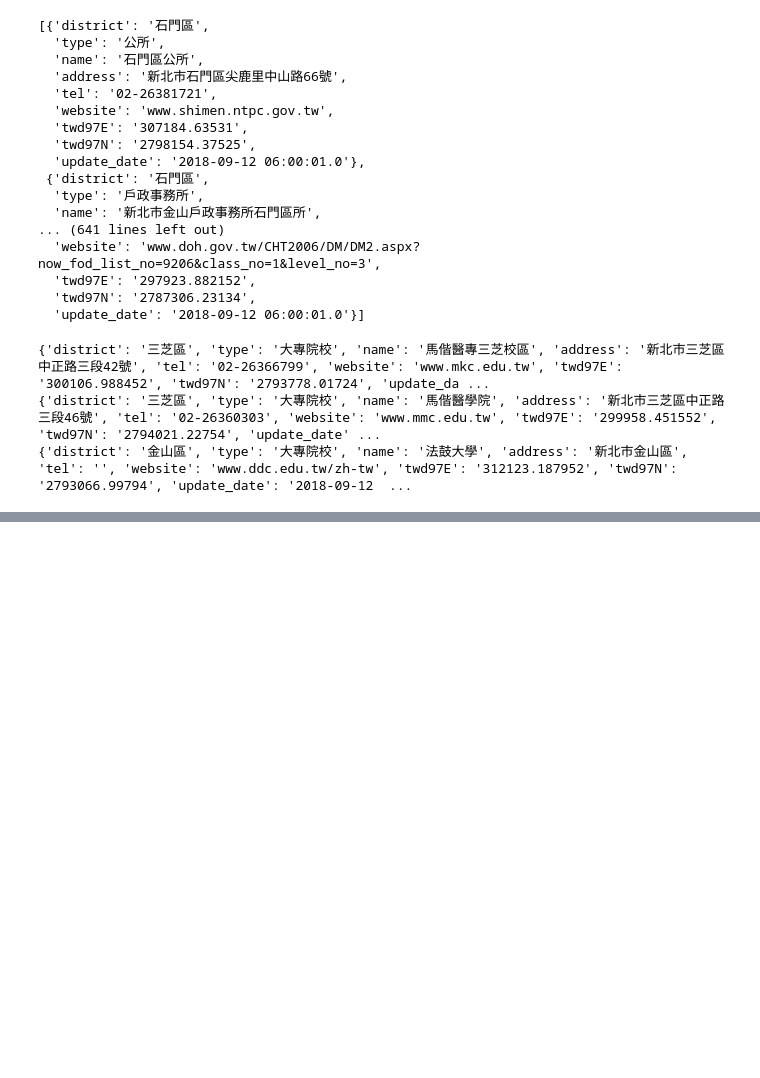
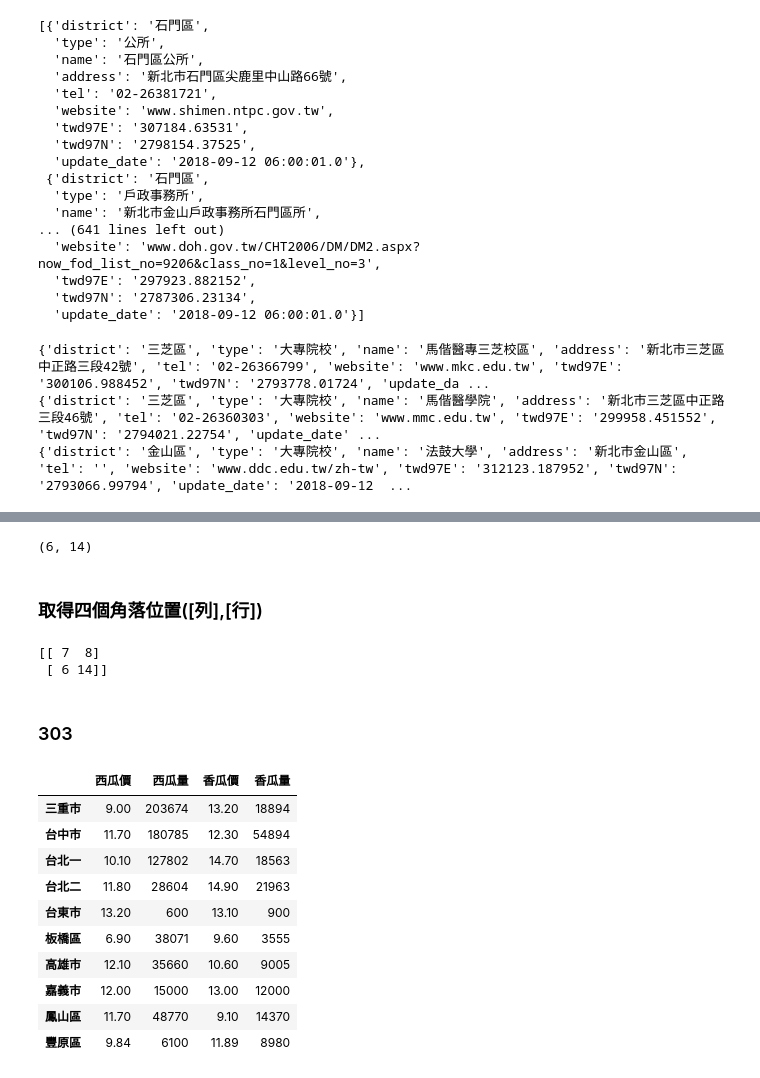
Before and after one commit to 17app001/tqc-2, a Jupyter notebook: TQC-資料分析與爬蟲跟視覺化.ipynb, the cells around one changed output, grey strips where cells are left out. Saved outputs shown, nothing was run; the diff lists cells and outputs as text; code cells hidden in the pictures; blank space fills up the shorter version.

```diff
--- a/TQC-資料分析與爬蟲跟視覺化.ipynb
+++ b/TQC-資料分析與爬蟲跟視覺化.ipynb
@@ -664,0 +869,42 @@ for data in datas:
+# %%
+y[-1,0],y[-1,-1]
+# %% [output]
+(6, 14)
+# %% [markdown]
+### 取得四個角落位置([列],[行])
+# %%
+print(y[np.ix_([0,-1],[0,-1])])
+# %% [output]
+[[ 7  8]
+ [ 6 14]]
+# %% [markdown]
+### 303
+# %%
+#　建構資料
+values = [[9, 203674, 13.2, 18894],
+       [11.7, 180785, 12.3, 54894],
+       [10.1, 127802, 14.7, 18563],
+       [11.8, 28604, 14.9, 21963],
+       [13.2, 600, 13.1, 900],
+       [6.9, 38071, 9.6, 3555],
+       [12.1, 35660, 10.6, 9005],
+       [12, 15000, 13, 12000],
+       [11.7, 48770, 9.1, 14370],
+       [9.84, 6100, 11.89, 8980]]
+indexs = ["三重市", "台中市", "台北一", "台北二", "台東市", "板橋區", "高雄市", "嘉義市", "鳳山區", "豐原區"]
+columns = ["西瓜價", "西瓜量", "香瓜價", "香瓜量"]
+# %%
+df=pd.DataFrame(values,columns=columns,index=indexs)
+df
+# %% [output]
+|  | 西瓜價 | 西瓜量 | 香瓜價 | 香瓜量 |
+| 三重市 | 9.00 | 203674 | 13.20 | 18894 |
+| 台中市 | 11.70 | 180785 | 12.30 | 54894 |
+| 台北一 | 10.10 | 127802 | 14.70 | 18563 |
+| 台北二 | 11.80 | 28604 | 14.90 | 21963 |
+| 台東市 | 13.20 | 600 | 13.10 | 900 |
+| 板橋區 | 6.90 | 38071 | 9.60 | 3555 |
+| 高雄市 | 12.10 | 35660 | 10.60 | 9005 |
+| 嘉義市 | 12.00 | 15000 | 13.00 | 12000 |
+| 鳳山區 | 11.70 | 48770 | 9.10 | 14370 |
+| 豐原區 | 9.84 | 6100 | 11.89 | 8980 |
```
Also changed, not shown: parts of 54 cells of this notebook, 9 other files.
